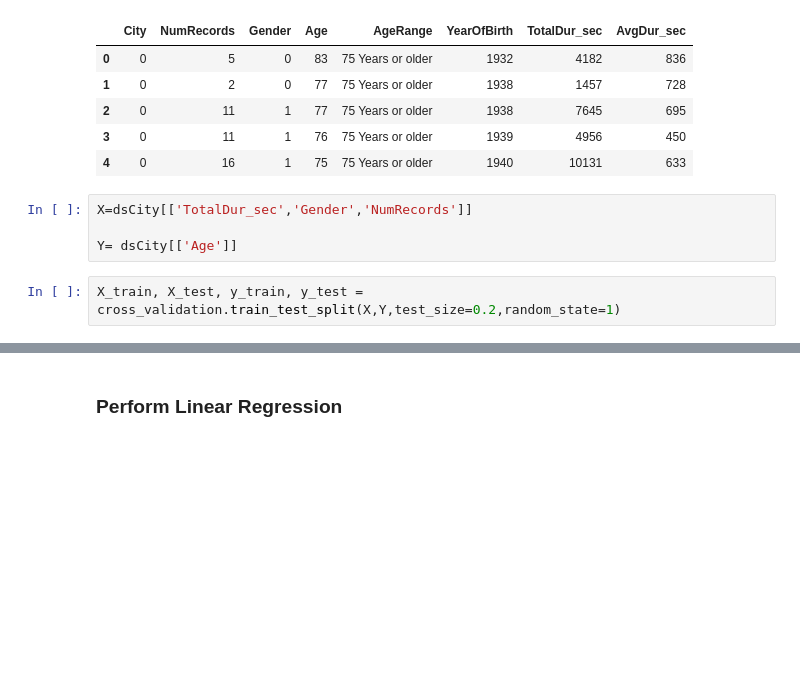
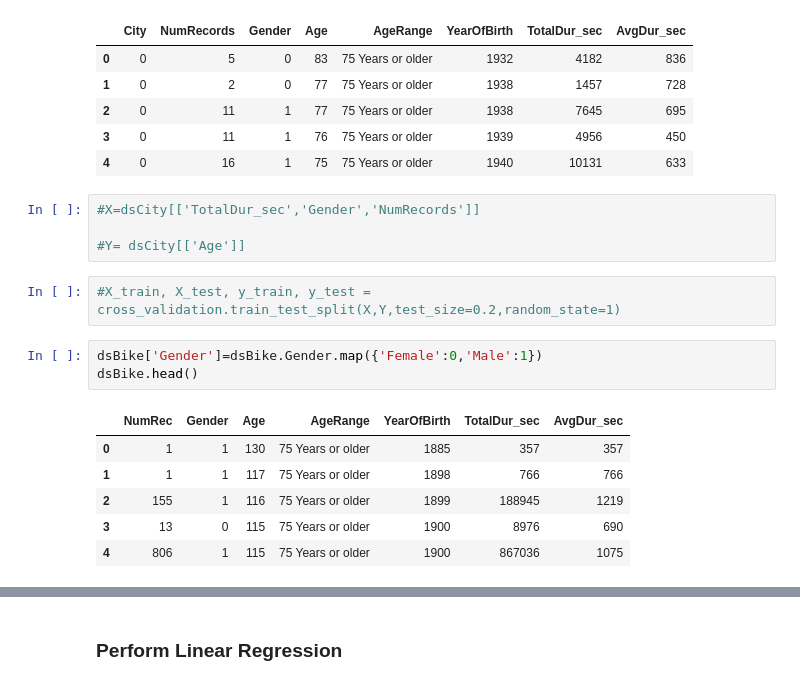
Before and after one commit to Sw3m/Data_Science_GA_Project_15, a Jupyter notebook: City Bike Share Project Paper.ipynb, the cells around one changed output, grey strips where cells are left out. Drawn from its saved outputs; the diff is of its cells as text; blank space fills up the shorter version.

```diff
--- a/City Bike Share Project Paper.ipynb
+++ b/City Bike Share Project Paper.ipynb
@@ -69,8 +75,18 @@ dsCity.head()
 | 3 | 0 | 11 | 1 | 76 | 75 Years or older | 1939 | 4956 | 450 |
 | 4 | 0 | 16 | 1 | 75 | 75 Years or older | 1940 | 10131 | 633 |
 # %%
-X=dsCity[['TotalDur_sec','Gender','NumRecords']]
+#X=dsCity[['TotalDur_sec','Gender','NumRecords']]
 
-Y= dsCity[['Age']]
+#Y= dsCity[['Age']]
 # %%
-X_train, X_test, y_train, y_test = cross_validation.train_test_split(X,Y,test_size=0.2,random_state=1)
+#X_train, X_test, y_train, y_test = cross_validation.train_test_split(X,Y,test_size=0.2,random_state=1)
+# %%
+dsBike['Gender']=dsBike.Gender.map({'Female':0,'Male':1})
+dsBike.head()
+# %% [output]
+|  | NumRec | Gender | Age | AgeRange | YearOfBirth | TotalDur_sec | AvgDur_sec |
+| 0 | 1 | 1 | 130 | 75 Years or older | 1885 | 357 | 357 |
+| 1 | 1 | 1 | 117 | 75 Years or older | 1898 | 766 | 766 |
+| 2 | 155 | 1 | 116 | 75 Years or older | 1899 | 188945 | 1219 |
+| 3 | 13 | 0 | 115 | 75 Years or older | 1900 | 8976 | 690 |
+| 4 | 806 | 1 | 115 | 75 Years or older | 1900 | 867036 | 1075 |
```
Also changed, not shown: parts of 26 cells of this notebook.
